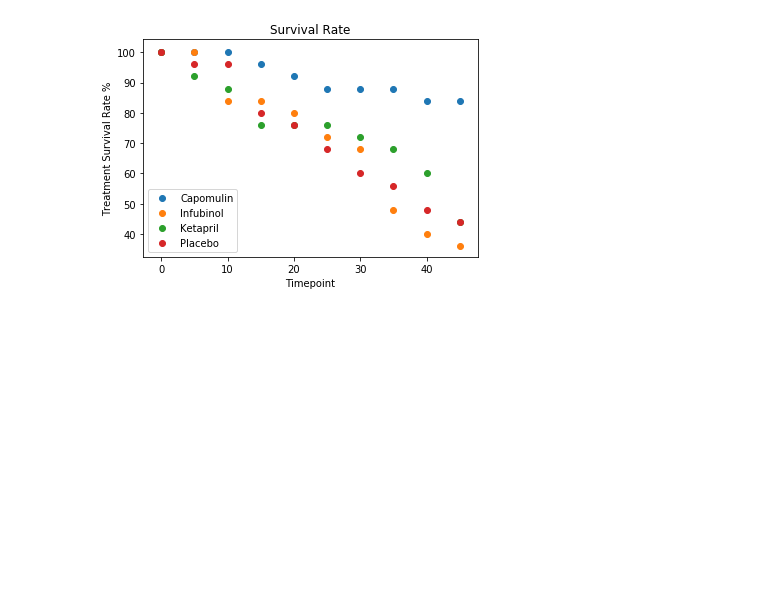
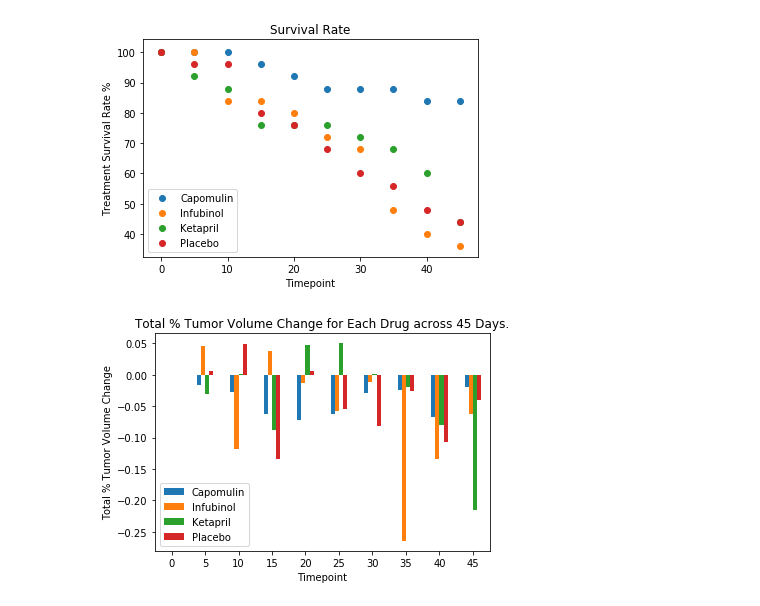
Before and after one commit to Godday-Abuede/MatplotlibHomework, a Jupyter notebook: matplotlib-challenge/Pymaceuticals/assignment.ipynb, the cells around one changed output. Drawn from its saved outputs; the diff is of its cells as text; code cells hidden in the pictures; blank space fills up the shorter version.

```diff
--- a/matplotlib-challenge/Pymaceuticals/assignment.ipynb
+++ b/matplotlib-challenge/Pymaceuticals/assignment.ipynb
@@ -150,3 +150,33 @@ plt.title('Survival Rate')
 plt.show()
 # %% [output]
 [figure]
+# %%
+# Creating a bar graph that compares the total % tumor volume change for each
+# drug across the full 45 days.
+
+# Isolate each drug/ treatment from the dataset, group each drug by the
+# treatment timepoint and sum up the tumor volume for each timepoint
+
+b_cap = df.loc['Capomulin'].groupby('Timepoint').sum()
+b_inf = df.loc['Infubinol'].groupby('Timepoint').sum()
+b_ket = df.loc['Ketapril'].groupby('Timepoint').sum()
+b_pla = df.loc['Placebo'].groupby('Timepoint').sum()
+
+# Create a new new table, summarising the sum of each tumor volume for drug
+# over the 45 days timepoint
+rt = pd.concat([b_cap['Tumor Volume (mm3)'], b_inf['Tumor Volume (mm3)'],
+                      b_ket['Tumor Volume (mm3)'],
+                      b_pla['Tumor Volume (mm3)']], axis = 1)
+rt.columns = ['Capomulin', 'Infubinol', 'Ketapril', 'Placebo']                 # Rename the column of the newly created table to reflect the sum of the tumor volume for each drug
+
+# Calculate the percentage change of the total tumor volume for each drug.
+pp = rt.pct_change()
+
+# Plot the bar graph that compares the total % tumor volume change for each
+# drug across the full 45 days.
+pp.plot.bar(rot=0)
+plt.ylabel('Total % Tumor Volume Change')                                      # y-axis label
+plt.title('Total % Tumor Volume Change for Each Drug across 45 Days.')         # Graph title label
+plt.show()
+# %% [output]
+[figure, added]
```
Also changed, not shown: parts of 1 cell of this notebook.
